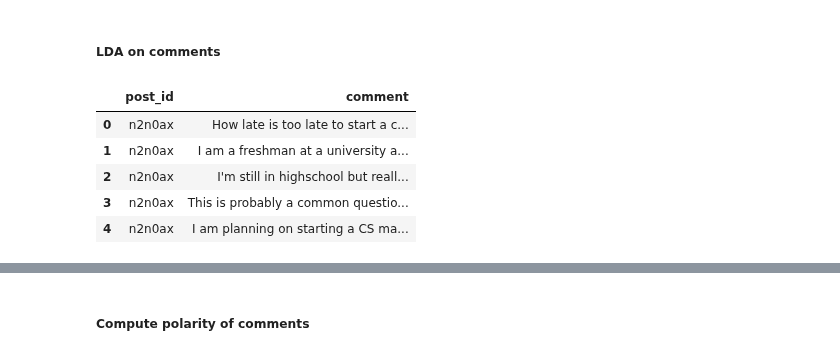
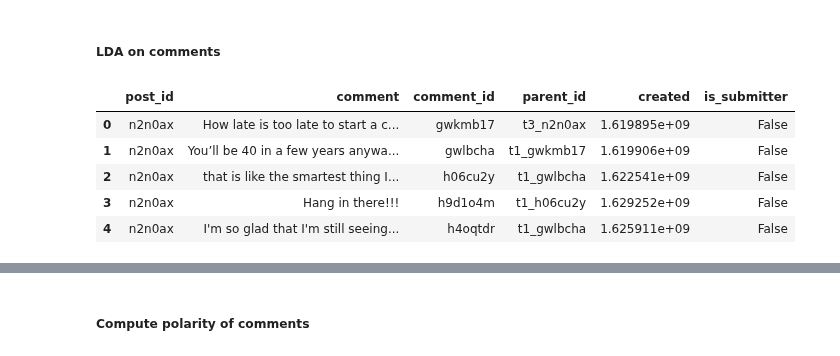
Before and after one commit to reddit-conflicting-viewpoints/Reddit, a Jupyter notebook: notebooks/Vader - Andrew 2-2-2022.ipynb, the cells around one changed output, grey strips where cells are left out. Drawn from its saved outputs; the diff is of its cells as text; code cells hidden in the pictures.

```diff
--- a/notebooks/Vader - Andrew 2-2-2022.ipynb
+++ b/notebooks/Vader - Andrew 2-2-2022.ipynb
@@ -154,15 +154,15 @@ topic_results
 # %% [markdown]
 ##### LDA on comments
 # %%
-df_comments = pd.read_csv("../data/raw/" + subreddit + "_comments.csv", lineterminator='\n')
+df_comments = pd.read_csv("../data/raw/" + subreddit + "_hot_comments.csv", lineterminator='\n')
 df_comments.head()
 # %% [output]
-|  | post_id | comment |
-| 0 | n2n0ax | How late is too late to start a c... |
-| 1 | n2n0ax | I am a freshman at a university a... |
-| 2 | n2n0ax | I'm still in highschool but reall... |
-| 3 | n2n0ax | This is probably a common questio... |
-| 4 | n2n0ax | I am planning on starting a CS ma... |
+|  | post_id | comment | comment_id | parent_id | created | is_submitter |
+| 0 | n2n0ax | How late is too late to start a c... | gwkmb17 | t3_n2n0ax | 1.619895e+09 | False |
+| 1 | n2n0ax | You’ll be 40 in a few years anywa... | gwlbcha | t1_gwkmb17 | 1.619906e+09 | False |
+| 2 | n2n0ax | that is like the smartest thing I... | h06cu2y | t1_gwlbcha | 1.622541e+09 | False |
+| 3 | n2n0ax | Hang in there!!! | h9d1o4m | t1_h06cu2y | 1.629252e+09 | False |
+| 4 | n2n0ax | I'm so glad that I'm still seeing... | h4oqtdr | t1_gwlbcha | 1.625911e+09 | False |
 # %%
 preprocessor.preprocess(df_comments, 'comment', lemm=True)
 df_comments.head()
```
Also changed, not shown: parts of 11 cells of this notebook.
